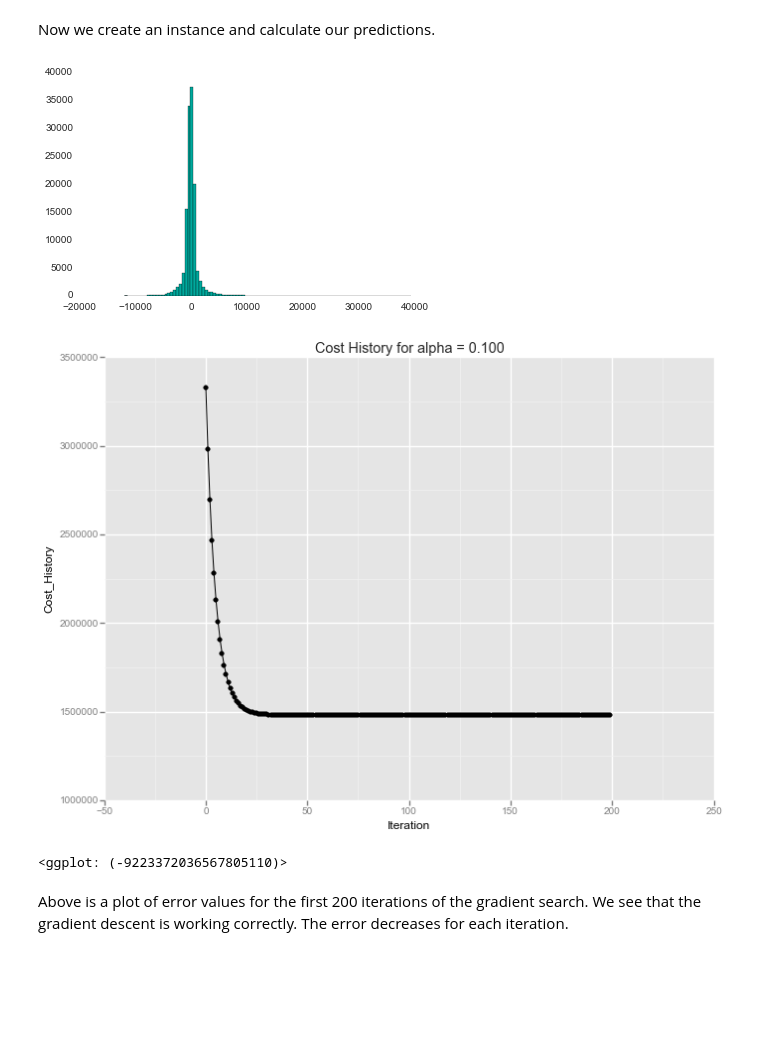
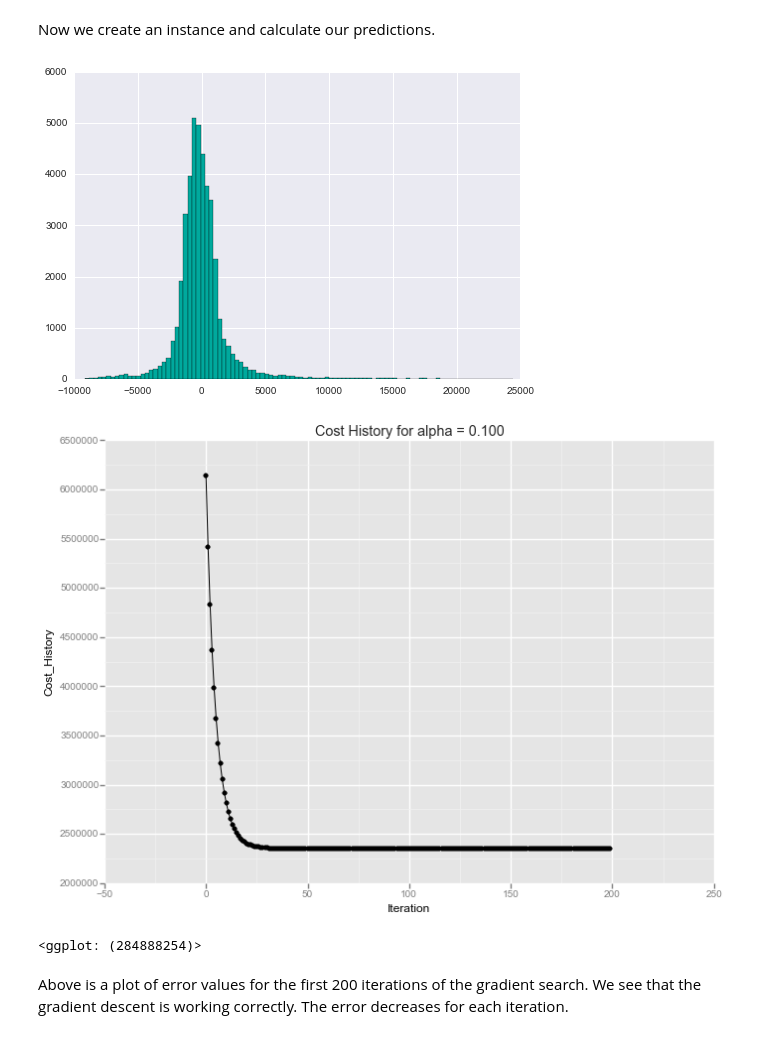
Before and after one commit to mic0331/udacity_nanodegree, a Jupyter notebook: P1/Analyzing the NYC Subway Dataset.ipynb, the cells around one changed output. Drawn from its saved outputs; the diff is of its cells as text; code cells hidden in the pictures; blank space fills up the shorter version.

`````diff
--- a/P1/Analyzing the NYC Subway Dataset.ipynb
+++ b/P1/Analyzing the NYC Subway Dataset.ipynb
@@ -34,8 +38,6 @@ Next, we needto load the data that will be analysized in this project into a pan
 # %%
-fileUrl = './data/turnstile_weather_v2.csv'
-turnstile = './data/turnstile_data_master_with_weather.csv'
-df = pandas.read_csv(fileUrl)
-turnstile_df = pandas.read_csv(turnstile)
+turnstile = './data/turnstile_weather_v2.csv'
+df = pandas.read_csv(turnstile, parse_dates=['datetime'])
 # %% [markdown]
 ````shell
 ls -l ./data/
@@ -482,24 +485,24 @@ Now we create an instance and calculate our predictions.
 # %%
 gd = GradientDescent(turnstile_df)
 
 # Select Features
-features = turnstile_df[['rain', 'precipi', 'Hour', 'meantempi']]
+features = turnstile_df[['rain', 'precipi', 'hour', 'meantempi']]
 # Add UNIT to features using dummy variables
 dummy_units = pandas.get_dummies(turnstile_df['UNIT'], prefix='unit') #Remote unit that collects turnstile information.
 # Values
 values = turnstile_df['ENTRIESn_hourly']
 # Alpha, number of iterations.
 alpha = 0.1
 num_iterations = 200
 
 predictions_gd, plot = gd.predictions(features, values, dummy_units, alpha, num_iterations)
 (values-predictions_gd).hist(bins=100)
 
 print(plot)
 # %% [output]
-[figure, old version]
+[figure, new version]
-[figure, old version]
+[figure, new version]
-<ggplot: (-9223372036567805110)>
+<ggplot: (284888254)>
 # %% [markdown]
 Above is a plot of error values for the first 200 iterations of the gradient search.  We see that the gradient descent is working correctly.  The error decreases for each iteration.
 # %% [markdown]
`````
Also changed, not shown: parts of 39 cells of this notebook, 2 other files.
